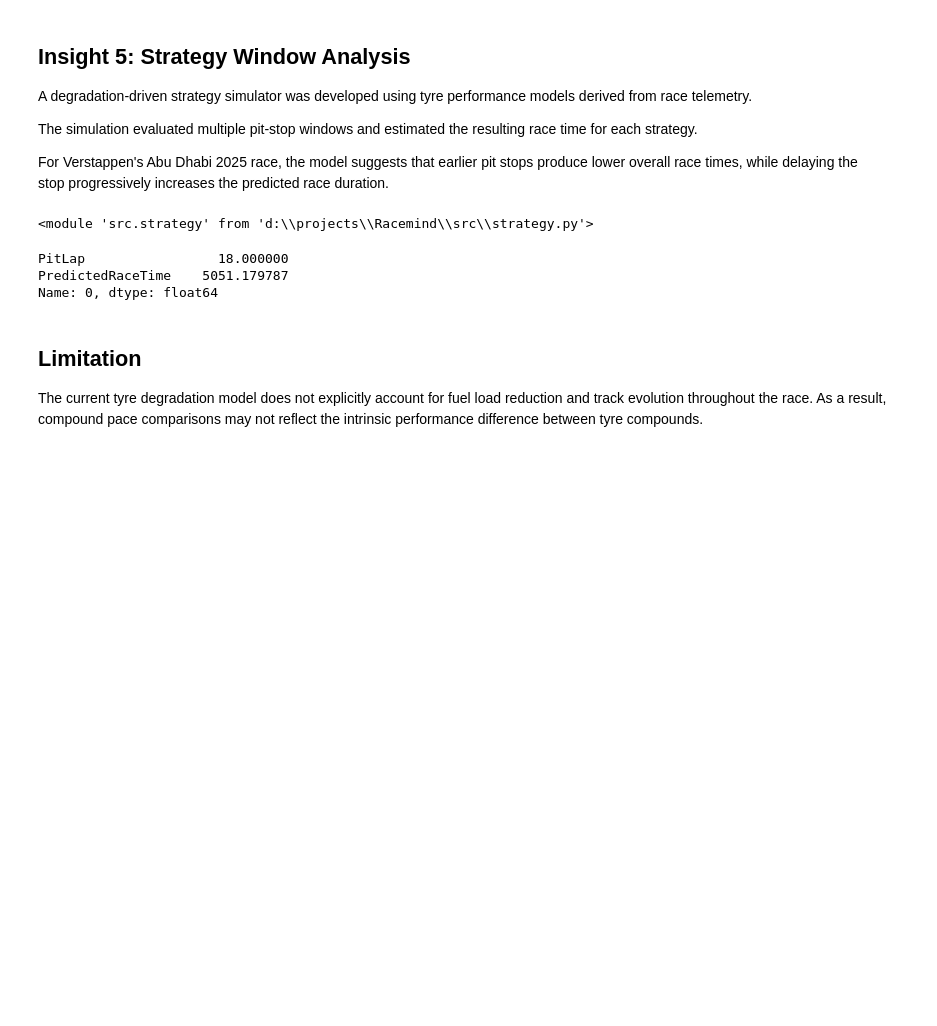
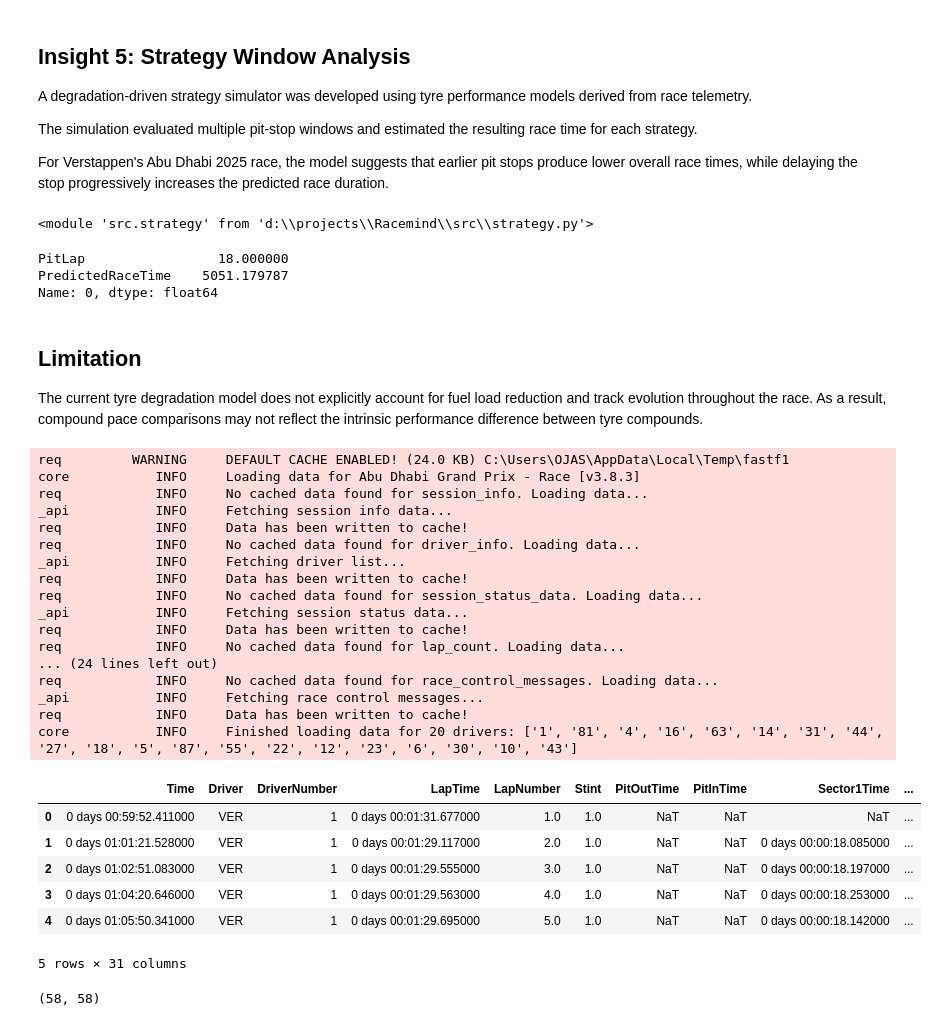
Before and after one commit to Entykeee/RaceMind, a Jupyter notebook: notebooks/exploration.ipynb, the cells around one changed output. Drawn from its saved outputs; the diff is of its cells as text; code cells hidden in the pictures; blank space fills up the shorter version.

```diff
--- a/notebooks/exploration.ipynb
+++ b/notebooks/exploration.ipynb
@@ -913,0 +926,43 @@ The current tyre degradation model does not explicitly account for fuel load red
+# %%
+session = load_race_session()
+
+ver_laps = get_driver_laps(
+    session,
+    "VER"
+)
+
+ver_laps.head()
+# %% [output]
+req         WARNING     DEFAULT CACHE ENABLED! (24.0 KB) C:\Users\OJAS\AppData\Local\Temp\fastf1
+core           INFO     Loading data for Abu Dhabi Grand Prix - Race [v3.8.3]
+req            INFO     No cached data found for session_info. Loading data...
+_api           INFO     Fetching session info data...
+req            INFO     Data has been written to cache!
+req            INFO     No cached data found for driver_info. Loading data...
+_api           INFO     Fetching driver list...
+req            INFO     Data has been written to cache!
+req            INFO     No cached data found for session_status_data. Loading data...
+_api           INFO     Fetching session status data...
+req            INFO     Data has been written to cache!
+req            INFO     No cached data found for lap_count. Loading data...
+... (24 lines left out)
+req            INFO     No cached data found for race_control_messages. Loading data...
+_api           INFO     Fetching race control messages...
+req            INFO     Data has been written to cache!
+core           INFO     Finished loading data for 20 drivers: ['1', '81', '4', '16', '63', '14', '31', '44', '27', '18', '5', '87', '55', '22', '12', '23', '6', '30', '10', '43']
+|  | Time | Driver | DriverNumber | LapTime | LapNumber | Stint | PitOutTime | PitInTime | Sector1Time | ... |
+| 0 | 0 days 00:59:52.411000 | VER | 1 | 0 days 00:01:31.677000 | 1.0 | 1.0 | NaT | NaT | NaT | ... |
+| 1 | 0 days 01:01:21.528000 | VER | 1 | 0 days 00:01:29.117000 | 2.0 | 1.0 | NaT | NaT | 0 days 00:00:18.085000 | ... |
+| 2 | 0 days 01:02:51.083000 | VER | 1 | 0 days 00:01:29.555000 | 3.0 | 1.0 | NaT | NaT | 0 days 00:00:18.197000 | ... |
+| 3 | 0 days 01:04:20.646000 | VER | 1 | 0 days 00:01:29.563000 | 4.0 | 1.0 | NaT | NaT | 0 days 00:00:18.253000 | ... |
+| 4 | 0 days 01:05:50.341000 | VER | 1 | 0 days 00:01:29.695000 | 5.0 | 1.0 | NaT | NaT | 0 days 00:00:18.142000 | ... |
+5 rows × 31 columns
+# %%
+nor_laps = get_driver_laps(
+    session,
+    "NOR"
+)
+
+len(ver_laps), len(nor_laps)
+# %% [output]
+(58, 58)
```
Also changed, not shown: parts of 4 cells of this notebook, 2 other files.
